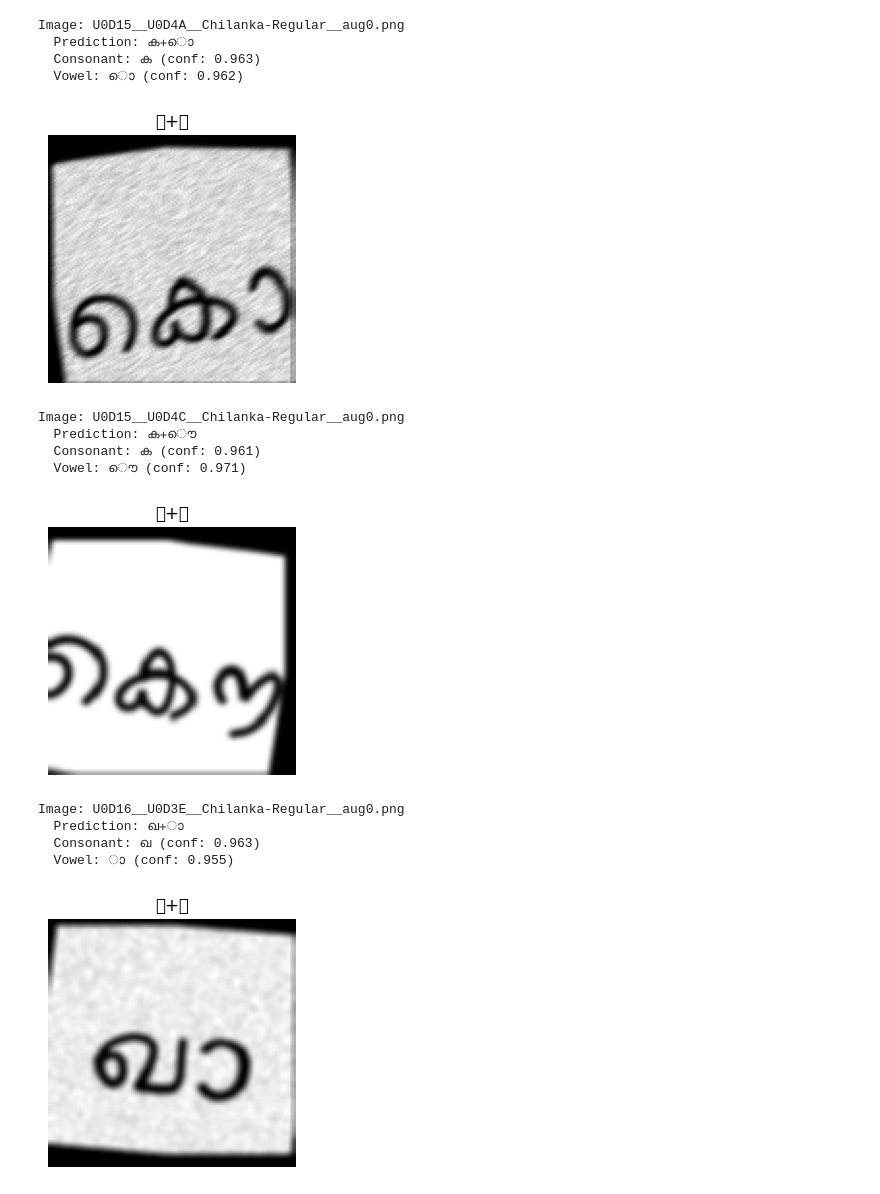
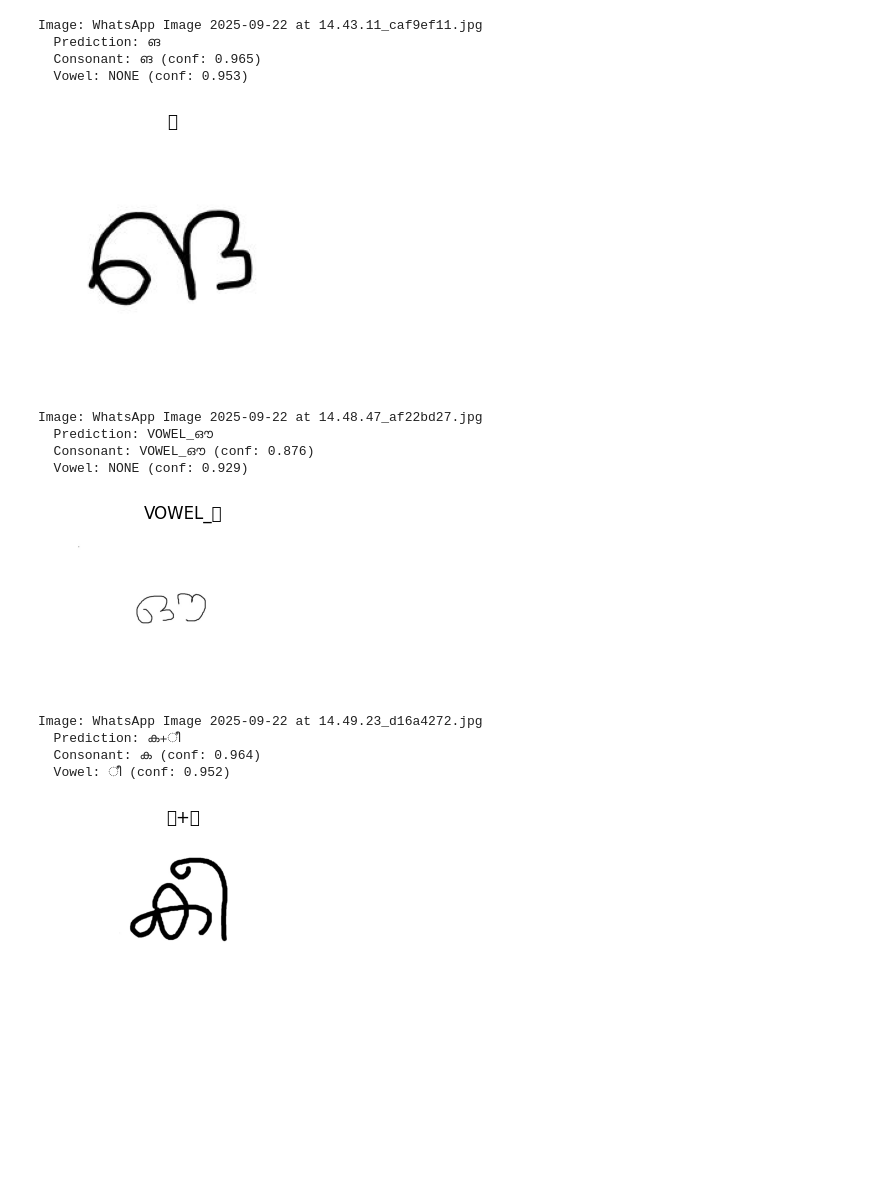
Before and after one commit to taruntom1/project, a Jupyter notebook: dataset/inference.ipynb, the cells around one changed output. Saved outputs shown, nothing was run; the diff lists cells and outputs as text; code cells hidden in the pictures; blank space fills up the shorter version.

```diff
--- a/dataset/inference.ipynb
+++ b/dataset/inference.ipynb
@@ -277,7 +277,7 @@ def main():
         return
 
     # Predict for every image in the directory (no sampling)
-    image_dir = "test"
+    image_dir = "handwritten"
     if os.path.exists(image_dir):
         # Get all image files (common extensions)
         image_files = sorted(
@@ -345,15 +345,15 @@ Image: U0D15__U0D48__Chilanka-Regular__aug0.png
-Image: U0D15__U0D4A__Chilanka-Regular__aug0.png
-  Prediction: ക+ൊ
-  Consonant: ക (conf: 0.963)
-  Vowel: ൊ (conf: 0.962)
+Image: WhatsApp Image 2025-09-22 at 14.43.11_caf9ef11.jpg
+  Prediction: ങ
+  Consonant: ങ (conf: 0.965)
+  Vowel: NONE (conf: 0.953)
-[figure, old version]
+[figure, new version]
-Image: U0D15__U0D4C__Chilanka-Regular__aug0.png
-  Prediction: ക+ൌ
-  Consonant: ക (conf: 0.961)
-  Vowel: ൌ (conf: 0.971)
+Image: WhatsApp Image 2025-09-22 at 14.48.47_af22bd27.jpg
+  Prediction: VOWEL_ഔ
+  Consonant: VOWEL_ഔ (conf: 0.876)
+  Vowel: NONE (conf: 0.929)
-[figure, old version]
+[figure, new version]
-Image: U0D16__U0D3E__Chilanka-Regular__aug0.png
-  Prediction: ഖ+ാ
-  Consonant: ഖ (conf: 0.963)
-  Vowel: ാ (conf: 0.955)
+Image: WhatsApp Image 2025-09-22 at 14.49.23_d16a4272.jpg
+  Prediction: ക+ീ
+  Consonant: ക (conf: 0.964)
+  Vowel: ീ (conf: 0.952)
-[figure, old version]
+[figure, new version]
```
Also changed, not shown: parts of 1 cell of this notebook, 1 other file.
